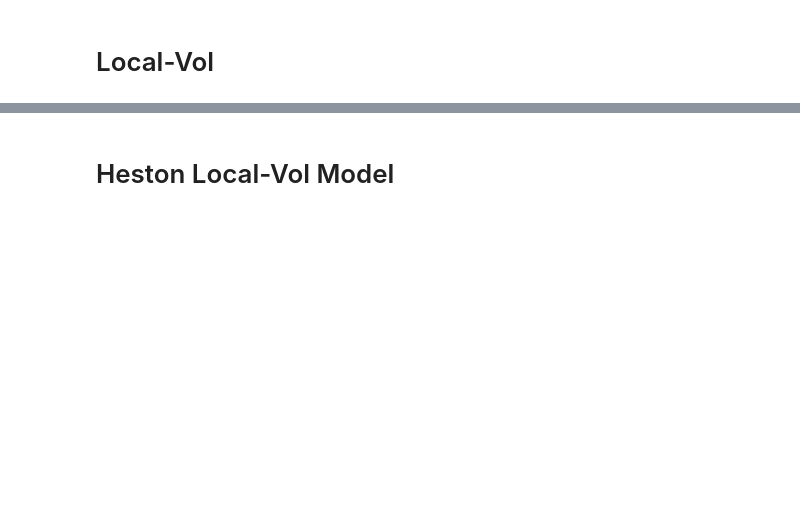
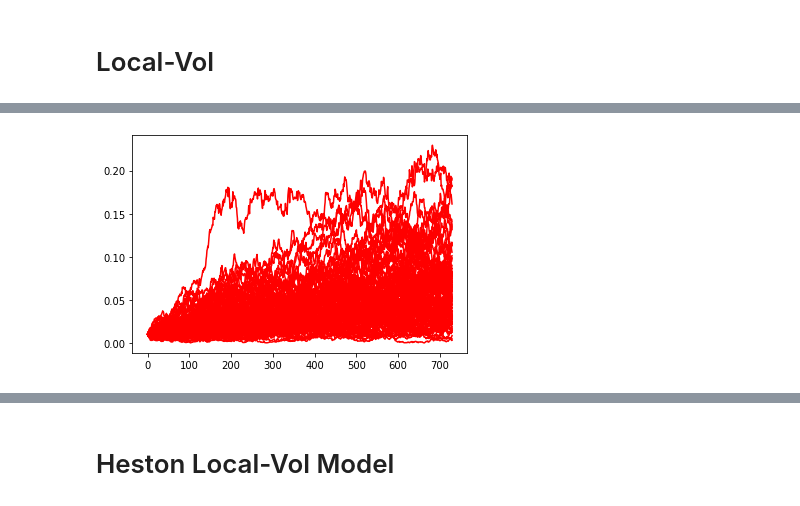
Before and after one commit to pikki622/RiVaPy, a Jupyter notebook: notebooks/models/stoch_local_vol.ipynb, the cells around one changed output, grey strips where cells are left out. Cells and saved outputs as stored; diff of their text form; code cells hidden in the pictures; blank space fills up the shorter version.

```diff
--- a/notebooks/models/stoch_local_vol.ipynb
+++ b/notebooks/models/stoch_local_vol.ipynb
@@ -53,0 +38,36 @@ local_var = models.LocalVol.compute_local_var(ssvi, x_strikes, time_grid)
+# %%
+n_sims = 100000
+S0 = 1.0
+
+timegrid = np.linspace(0.0,2.0,2*365)
+
+simulated_values = np.empty((n_sims, 2))
+simulated_values[:,0] = S0
+simulated_values[:,1] = heston._initial_variance
+
+paths = np.empty((timegrid.shape[0], n_sims, 2))
+paths[0] = simulated_values
+
+t0 = timegrid[0]
+np.random.seed(42)
+
+for i in range(1,timegrid.shape[0]):
+    rnd = np.random.normal(size=(n_sims,2))
+    paths[i] = heston.apply_mc_step(simulated_values, t0, timegrid[i], rnd, inplace = True)
+    t0 = timegrid[i]
+# %%
+for i in range(100):
+    plt.plot(paths[:,i,1],'-r')
+
+
+expiries = timegrid[10::30]
+p = paths[10::30]
+strikes = np.linspace(0.7,1.3,40)
+call_prices = np.empty((expiries.shape[0], strikes.shape[0]))
+
+for i in range(expiries.shape[0]):
+    for k in range(strikes.shape[0]):
+        #print(np.mean(np.maximum(paths[10::30][i][:,0]-strikes[k],0.0)))
+        call_prices[i,k] = np.mean(np.maximum(p[i][:,0]-strikes[k],0.0))
+# %% [output]
+[figure, added]
```
Also changed, not shown: parts of 16 cells of this notebook, 5 other files.
